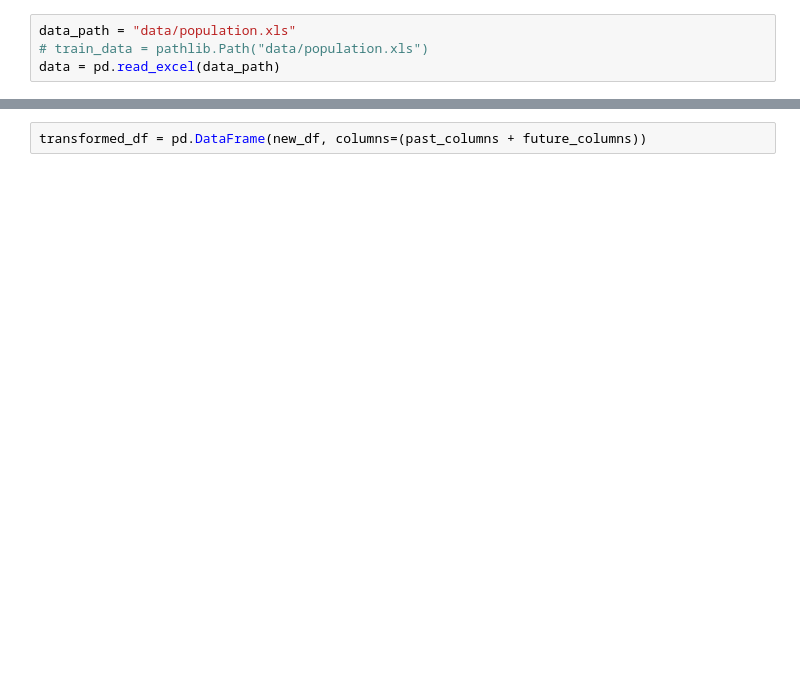
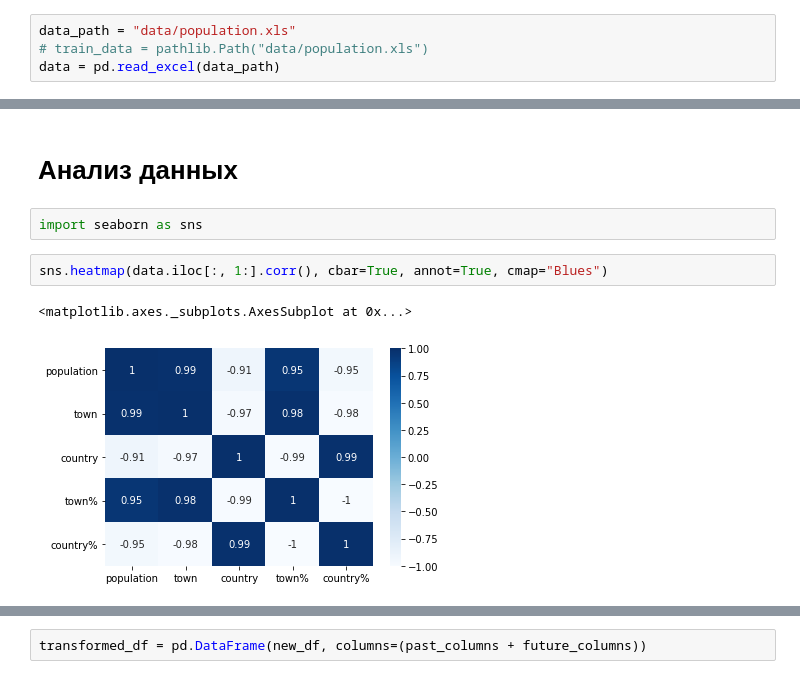
Before and after one commit to Tesseract98/machine-learning, a Jupyter notebook: regression/population_growth.ipynb, the cells around one changed output, grey strips where cells are left out. Cells and saved outputs as stored; diff of their text form; blank space fills up the shorter version.

```diff
--- a/regression/population_growth.ipynb
+++ b/regression/population_growth.ipynb
@@ -27,0 +30,9 @@ freq       1             2.0    2.0      2.0
+# %% [markdown]
+# **Анализ данных**
+# %%
+import seaborn as sns
+# %%
+sns.heatmap(data.iloc[:, 1:].corr(), cbar=True, annot=True, cmap="Blues")
+# %% [output]
+<matplotlib.axes._subplots.AxesSubplot at 0x...>
+[figure, added]
```
Also changed, not shown: parts of 77 cells of this notebook, 2 other files.
